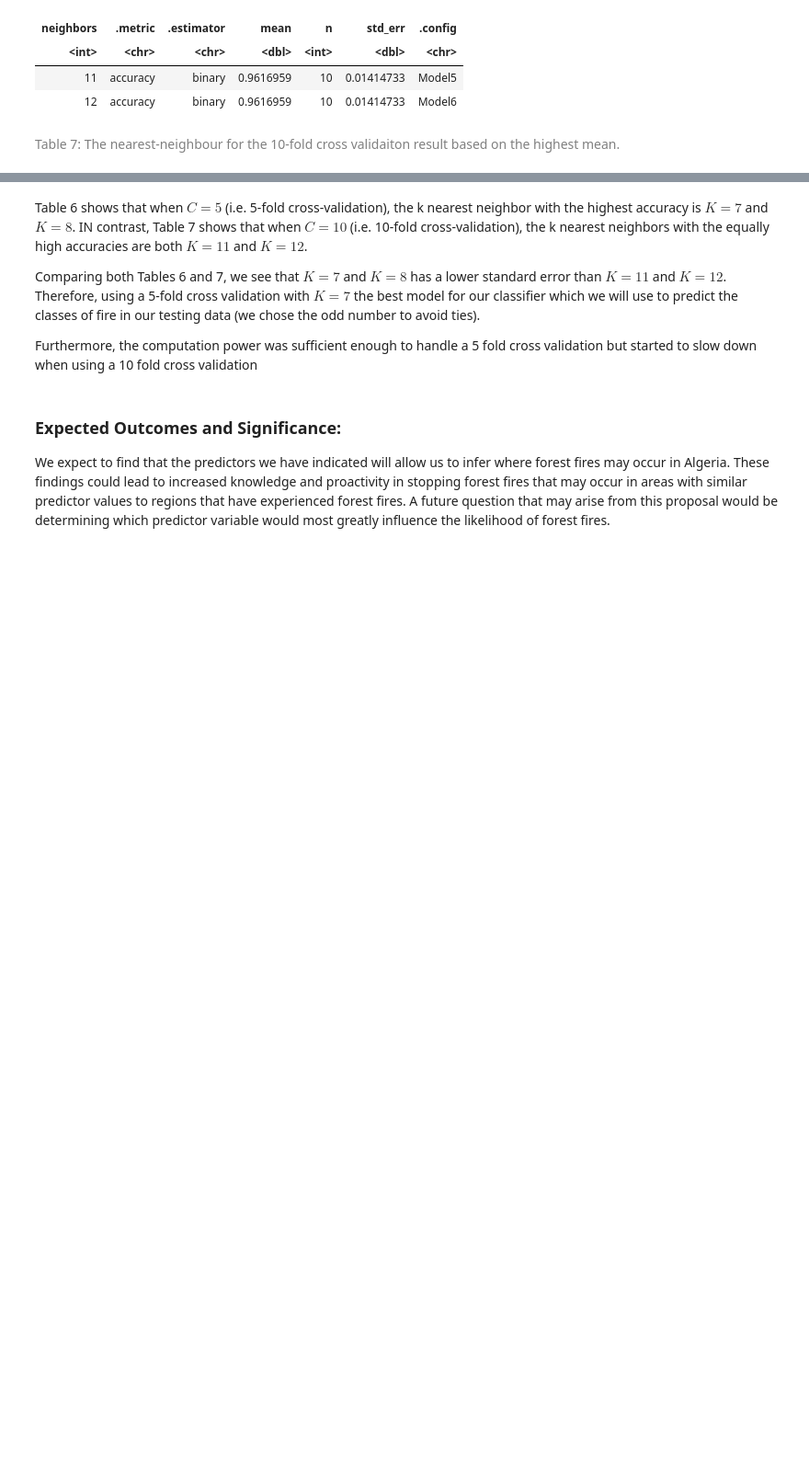
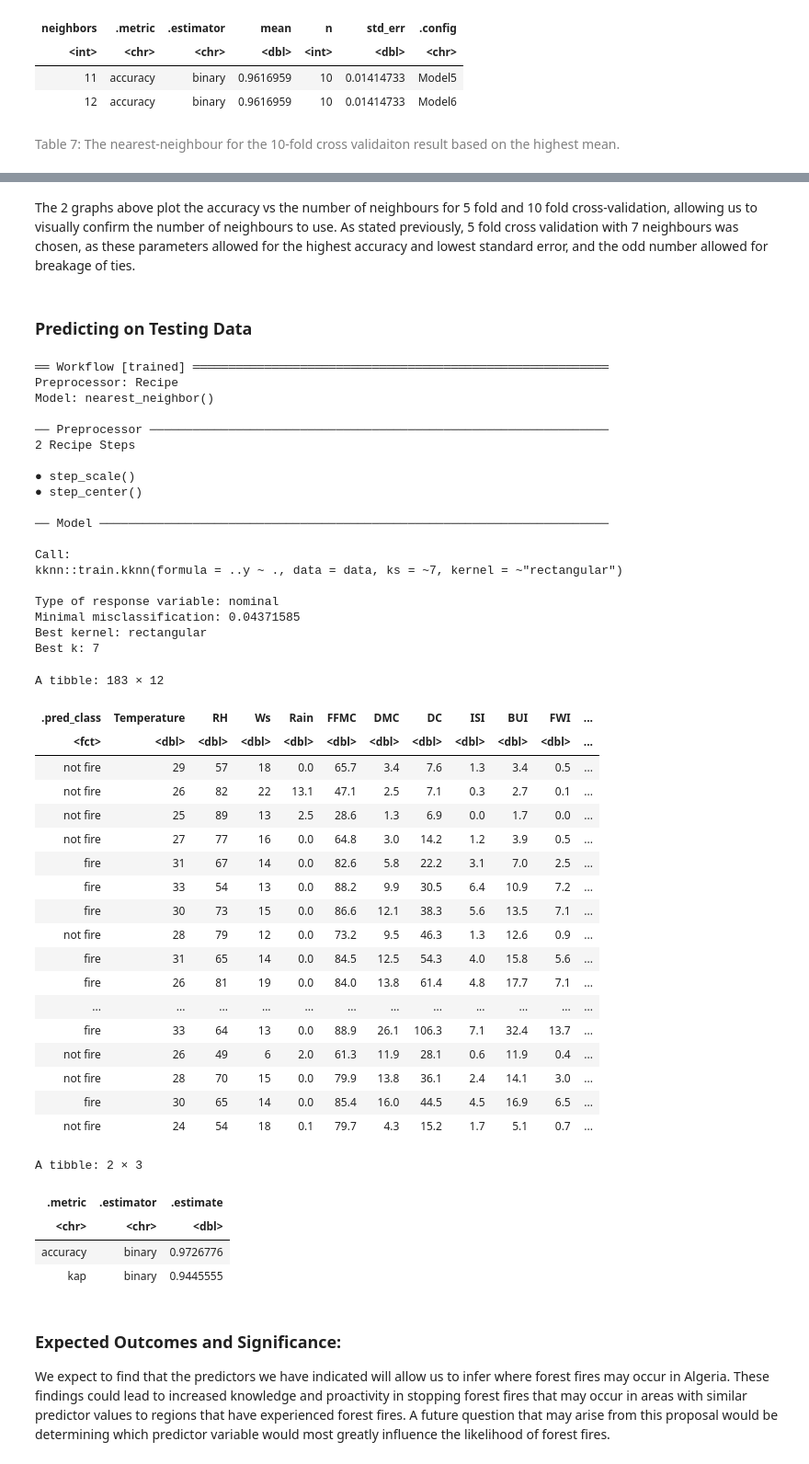
Before and after one commit to missarah96/Algerian_Forest_Fires_Analysis, a Jupyter notebook: Forest_Fire_Project.ipynb, the cells around one changed output, grey strips where cells are left out. Shown at 92% size. Cells and saved outputs as stored; diff of their text form; code cells hidden in the pictures; blank space fills up the shorter version.

Commit message:
Testing data
predicted on testing data

```diff
--- a/Forest_Fire_Project.ipynb
+++ b/Forest_Fire_Project.ipynb
@@ -308,11 +308,69 @@ accuracies_10_plot
-# %% [markdown]
-Table 6 shows that when $C = 5$ (i.e. 5-fold cross-validation), the k nearest neighbor with the highest accuracy is $K = 7$ and $K= 8$. IN contrast, Table 7 shows that when $C = 10$ (i.e. 10-fold cross-validation), the k nearest neighbors with the equally high accuracies are both $K = 11$ and $K = 12$.
-
-Comparing both Tables 6 and 7, we see that $K= 7$ and $K=8$  has a lower standard error than $K = 11$ and $K=12$. Therefore, using a 5-fold cross validation with $K = 7$ the best model for our classifier which we will use to predict the classes of fire in our testing data (we chose the odd number to avoid ties).
-
-
-
-Furthermore, the computation power was sufficient enough to handle a 5 fold cross validation but started to slow down when using a 10 fold cross validation
+# %% [markdown]
+The 2 graphs above plot the accuracy vs the number of neighbours for 5 fold and 10 fold cross-validation, allowing us to visually confirm the number of neighbours to use. As stated previously, 5 fold cross validation with 7 neighbours was chosen, as these parameters allowed for the highest accuracy and lowest standard error, and the odd number allowed for breakage of ties.
+# %% [markdown]
+### Predicting on Testing Data
+# %%
+forest_fire_spec<- nearest_neighbor(weight_func = 'rectangular', neighbors = 7) %>%
+       set_engine('kknn') %>%
+       set_mode('classification')
+
+forest_fire_fit<- workflow() %>%
+          add_recipe(forest_fire_recipe) %>%
+          add_model(forest_fire_spec) %>%
+          fit(data=forest_fire_test)
+forest_fire_fit
+
+forest_fire_predictions=predict(forest_fire_fit , forest_fire_test) %>%
+       bind_cols(forest_fire_test)
+forest_fire_predictions
+
+forest_fire_metrics<- forest_fire_predictions %>%
+         metrics(truth = Classes, estimate = .pred_class)
+forest_fire_metrics
+# %% [output]
+══ Workflow [trained] ══════════════════════════════════════════════════════════
+Preprocessor: Recipe
+Model: nearest_neighbor()
+
+── Preprocessor ────────────────────────────────────────────────────────────────
+2 Recipe Steps
+
+● step_scale()
+● step_center()
+
+── Model ───────────────────────────────────────────────────────────────────────
+
+Call:
+kknn::train.kknn(formula = ..y ~ ., data = data, ks = ~7, kernel = ~"rectangular")
+
+Type of response variable: nominal
+Minimal misclassification: 0.04371585
+Best kernel: rectangular
+Best k: 7
+A tibble: 183 × 12
+| .pred_class | Temperature | RH | Ws | Rain | FFMC | DMC | DC | ISI | BUI | FWI | ... |
+| <fct> | <dbl> | <dbl> | <dbl> | <dbl> | <dbl> | <dbl> | <dbl> | <dbl> | <dbl> | <dbl> | ... |
+| not fire | 29 | 57 | 18 | 0.0 | 65.7 | 3.4 | 7.6 | 1.3 | 3.4 | 0.5 | ... |
+| not fire | 26 | 82 | 22 | 13.1 | 47.1 | 2.5 | 7.1 | 0.3 | 2.7 | 0.1 | ... |
+| not fire | 25 | 89 | 13 | 2.5 | 28.6 | 1.3 | 6.9 | 0.0 | 1.7 | 0.0 | ... |
+| not fire | 27 | 77 | 16 | 0.0 | 64.8 | 3.0 | 14.2 | 1.2 | 3.9 | 0.5 | ... |
+| fire | 31 | 67 | 14 | 0.0 | 82.6 | 5.8 | 22.2 | 3.1 | 7.0 | 2.5 | ... |
+| fire | 33 | 54 | 13 | 0.0 | 88.2 | 9.9 | 30.5 | 6.4 | 10.9 | 7.2 | ... |
+| fire | 30 | 73 | 15 | 0.0 | 86.6 | 12.1 | 38.3 | 5.6 | 13.5 | 7.1 | ... |
+| not fire | 28 | 79 | 12 | 0.0 | 73.2 | 9.5 | 46.3 | 1.3 | 12.6 | 0.9 | ... |
+| fire | 31 | 65 | 14 | 0.0 | 84.5 | 12.5 | 54.3 | 4.0 | 15.8 | 5.6 | ... |
+| fire | 26 | 81 | 19 | 0.0 | 84.0 | 13.8 | 61.4 | 4.8 | 17.7 | 7.1 | ... |
+| ... | ... | ... | ... | ... | ... | ... | ... | ... | ... | ... | ... |
+| fire | 33 | 64 | 13 | 0.0 | 88.9 | 26.1 | 106.3 | 7.1 | 32.4 | 13.7 | ... |
+| not fire | 26 | 49 | 6 | 2.0 | 61.3 | 11.9 | 28.1 | 0.6 | 11.9 | 0.4 | ... |
+| not fire | 28 | 70 | 15 | 0.0 | 79.9 | 13.8 | 36.1 | 2.4 | 14.1 | 3.0 | ... |
+| fire | 30 | 65 | 14 | 0.0 | 85.4 | 16.0 | 44.5 | 4.5 | 16.9 | 6.5 | ... |
+| not fire | 24 | 54 | 18 | 0.1 | 79.7 | 4.3 | 15.2 | 1.7 | 5.1 | 0.7 | ... |
+A tibble: 2 × 3
+| .metric | .estimator | .estimate |
+| <chr> | <chr> | <dbl> |
+| accuracy | binary | 0.9726776 |
+| kap | binary | 0.9445555 |
 # %% [markdown]
 ### Expected Outcomes and Significance:
 We expect to find that the predictors we have indicated will allow us to infer where forest fires may occur in Algeria. These findings could lead to increased knowledge and proactivity in stopping forest fires that may occur in areas with similar predictor values to regions that have experienced forest fires. A future question that may arise from this proposal would be determining which predictor variable would most greatly influence the likelihood of forest fires.
```
Also changed, not shown: parts of 6 cells of this notebook.
